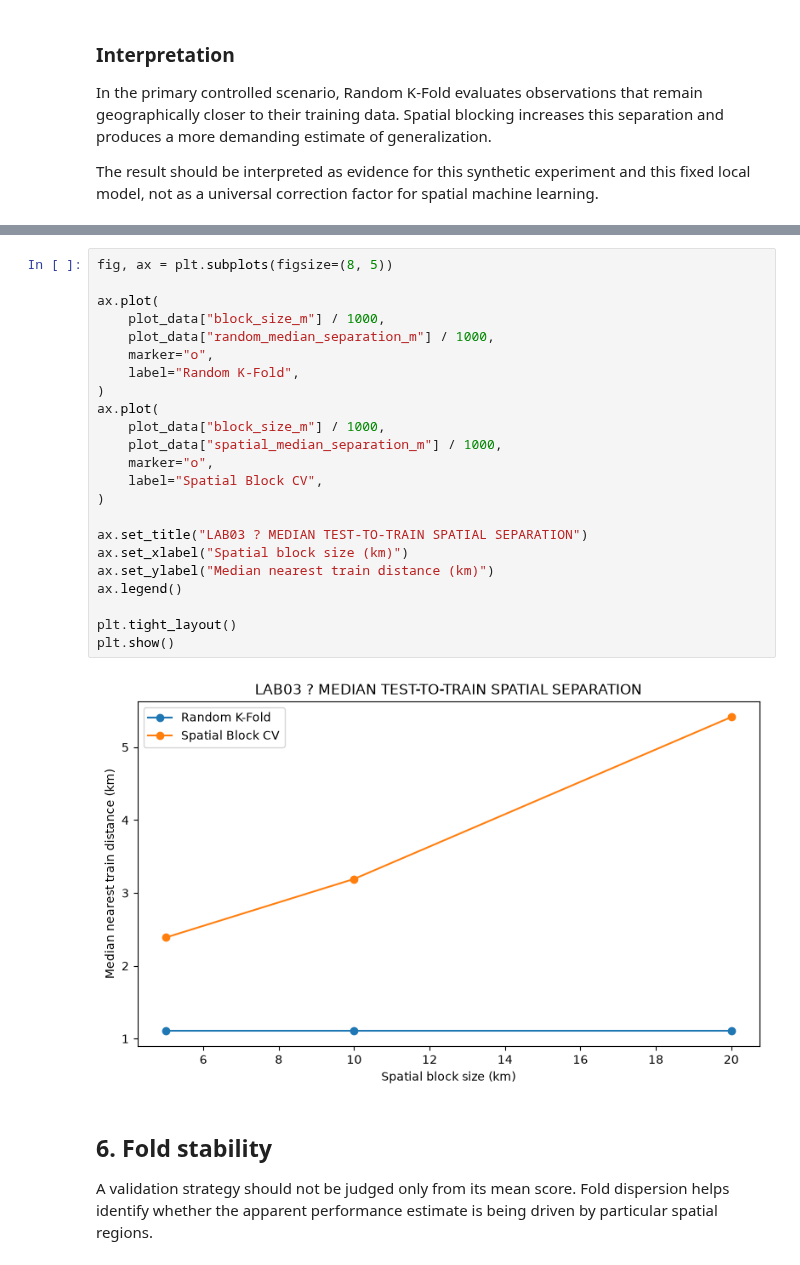
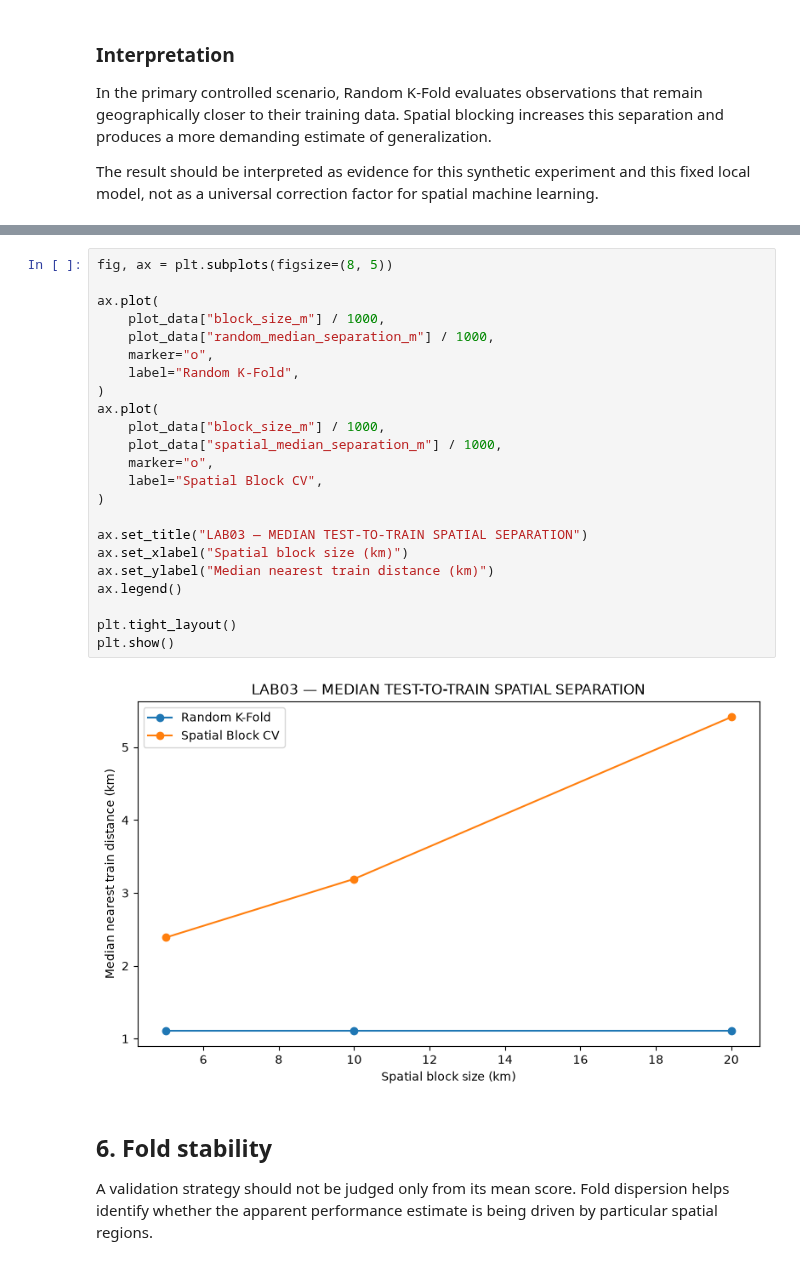
Before and after one commit to EHDataAI/geoai-mineral-labs, a Jupyter notebook: labs/lab03_spatial_cross_validation/03_spatial_cross_validation.ipynb, the cells around one changed output, grey strips where cells are left out. Saved outputs shown, nothing was run; the diff lists cells and outputs as text.

```diff
--- a/labs/lab03_spatial_cross_validation/03_spatial_cross_validation.ipynb
+++ b/labs/lab03_spatial_cross_validation/03_spatial_cross_validation.ipynb
@@ -368,28 +368,28 @@ plt.show()
 # %%
 fig, ax = plt.subplots(figsize=(8, 5))
 
 ax.plot(
     plot_data["block_size_m"] / 1000,
     plot_data["random_median_separation_m"] / 1000,
     marker="o",
     label="Random K-Fold",
 )
 ax.plot(
     plot_data["block_size_m"] / 1000,
     plot_data["spatial_median_separation_m"] / 1000,
     marker="o",
     label="Spatial Block CV",
 )
 
-ax.set_title("LAB03 ? MEDIAN TEST-TO-TRAIN SPATIAL SEPARATION")
+ax.set_title("LAB03 — MEDIAN TEST-TO-TRAIN SPATIAL SEPARATION")
 ax.set_xlabel("Spatial block size (km)")
 ax.set_ylabel("Median nearest train distance (km)")
 ax.legend()
 
 plt.tight_layout()
 plt.show()
 # %% [output]
-[figure, old version]
+[figure, new version]
 # %% [markdown]
 ## 6. Fold stability
 
```
Also changed, not shown: parts of 9 cells of this notebook, 1 other file.
